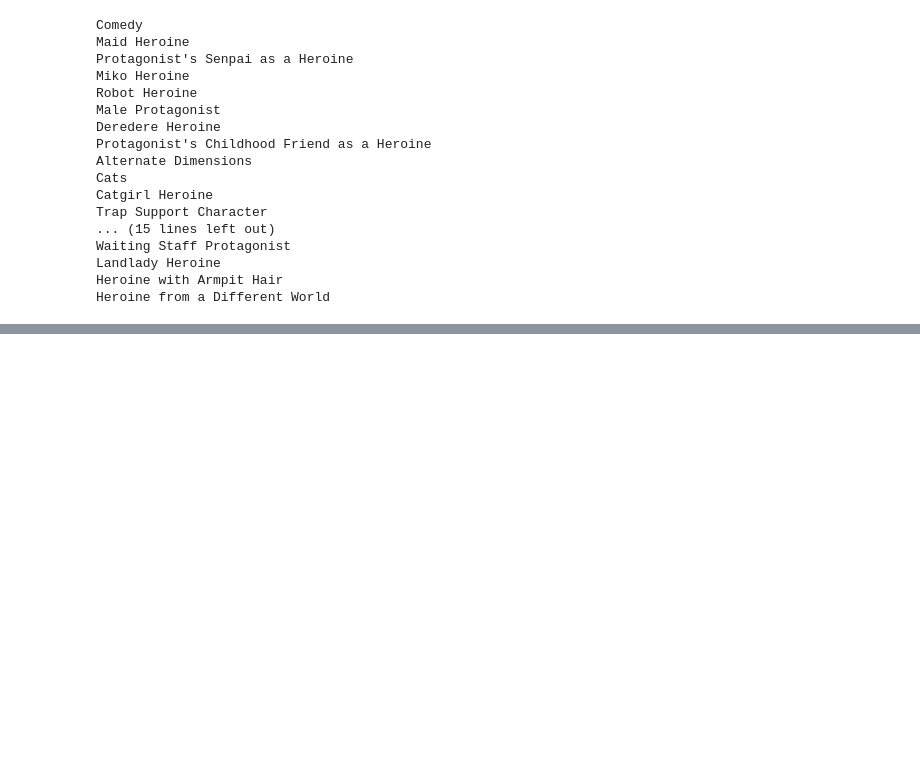
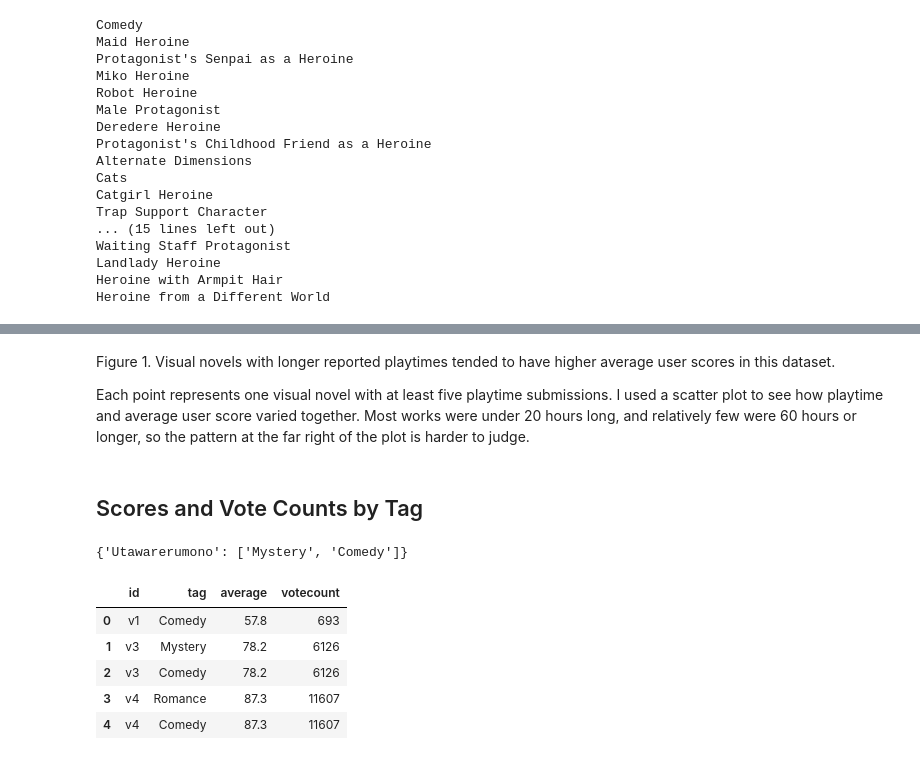
Before and after one commit to Bob0414/vndb-playtime-analysis, a Jupyter notebook: VN.ipynb, the cells around one changed output, grey strips where cells are left out. Cells and saved outputs as stored; diff of their text form; code cells hidden in the pictures; blank space fills up the shorter version.

```diff
--- a/VN.ipynb
+++ b/VN.ipynb
@@ -218,0 +468,48 @@ data[["title", "languages", "has_chinese"]]
+# %% [markdown]
+Figure 1. Visual novels with longer reported playtimes tended to have higher average user scores in this dataset.
+
+Each point represents one visual novel with at least five playtime submissions. I used a scatter plot to see how playtime and average user score varied together. Most works were under 20 hours long, and relatively few were 60 hours or longer, so the pattern at the far right of the plot is harder to judge.
+# %% [markdown]
+## Scores and Vote Counts by Tag
+# %%
+def tag_determine(work):
+    """Return the qualifying study tags for one visual novel."""
+    target_ids = ["g19", "g96", "g104"]
+    tags_dict = {}
+    for tag in work["tags"]:
+        if (tag["id"] in target_ids
+                and tag["rating"] >= 2
+                and not tag["lie"]):
+            if work["title"] not in tags_dict:
+                tags_dict[work["title"]] = []
+            tags_dict[work["title"]].append(tag["name"])
+    return tags_dict
+# %%
+work = vn_data[vn_data["id"] == "v3"].iloc[0]
+tag_determine(work)
+# %% [output]
+{'Utawarerumono': ['Mystery', 'Comedy']}
+# %%
+tag_rows = []
+
+for _, work in vn_data.iterrows():
+    result = tag_determine(work)
+    tag_names = result.get(work["title"], [])
+
+    for tag_name in tag_names:
+        tag_rows.append({
+            "id": work["id"],
+            "tag": tag_name,
+            "average": work["average"],
+            "votecount": work["votecount"]
+        })
+
+tag_data = pd.DataFrame(tag_rows)
+tag_data.head()
+# %% [output]
+|  | id | tag | average | votecount |
+| 0 | v1 | Comedy | 57.8 | 693 |
+| 1 | v3 | Mystery | 78.2 | 6126 |
+| 2 | v3 | Comedy | 78.2 | 6126 |
+| 3 | v4 | Romance | 87.3 | 11607 |
+| 4 | v4 | Comedy | 87.3 | 11607 |
```
Also changed, not shown: parts of 36 cells of this notebook.
